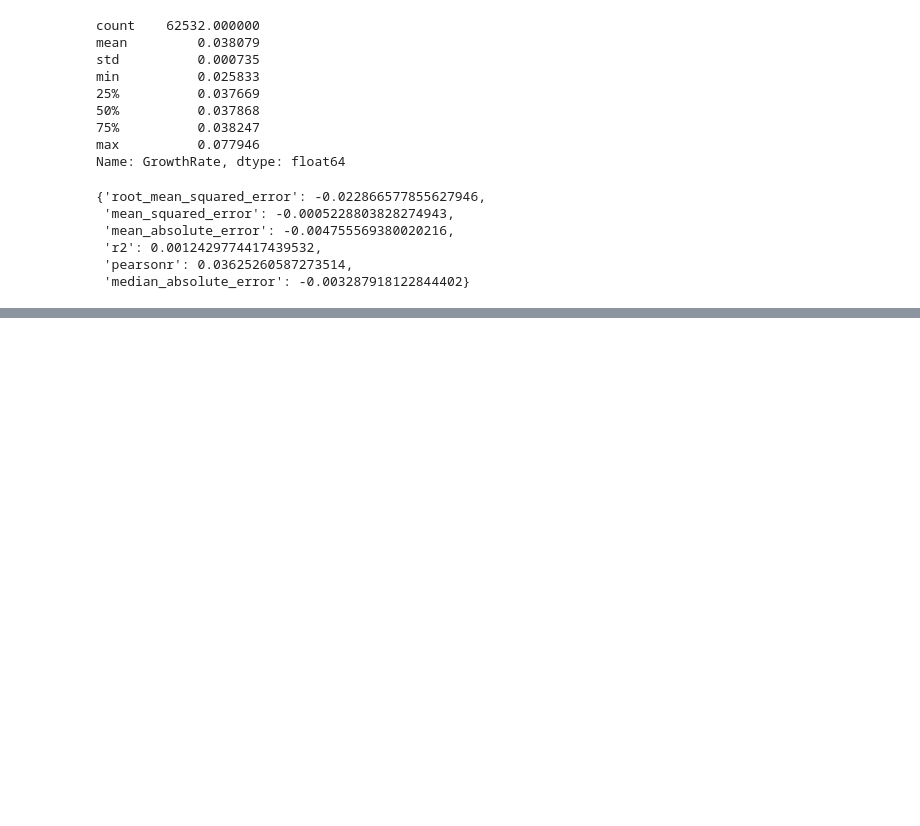
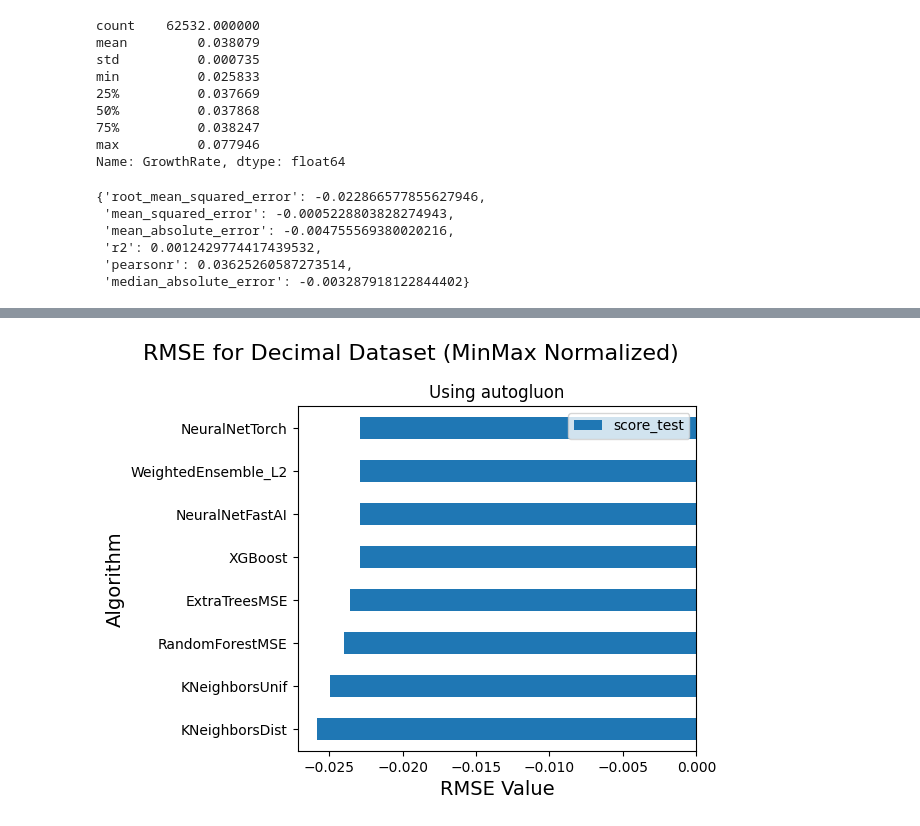
Before and after one commit to Ruben304/HousingDemographics, a Jupyter notebook: decimal/autogluon-scripts/decimal-minmaxnorm-autogluon.ipynb, the cells around one changed output, grey strips where cells are left out. Drawn from its saved outputs; the diff is of its cells as text; code cells hidden in the pictures; blank space fills up the shorter version.

```diff
--- a/decimal/autogluon-scripts/decimal-minmaxnorm-autogluon.ipynb
+++ b/decimal/autogluon-scripts/decimal-minmaxnorm-autogluon.ipynb
@@ -95,3 +96,14 @@ Computing feature importance via permutation shuffling for 6 features using 5000
 | ASIAN | 0.000383 | 0.000141 | 0.001885 | 5 | 0.000674 | 9.134509e-05 |
 | AMERICAN_INDIAN_AND_ALASKA_NATIVE | 0.000232 | 0.000147 | 0.012002 | 5 | 0.000534 | -6.979293e-05 |
 | NATIVE_HAWAIIAN_AND_OTHER_PACIFIC... | 0.000009 | 0.000004 | 0.004374 | 5 | 0.000018 | 3.407208e-07 |
+# %%
+import matplotlib.pyplot as plt
+toPlot = resultsDf.sort_values('score_test')
+ax = toPlot.plot.barh(x='model', y='score_test')
+plt.title('Using autogluon', fontsize=12)
+plt.suptitle('RMSE for Decimal Dataset (MinMax Normalized)', fontsize=16)
+plt.xlabel('RMSE Value', fontsize=14)
+plt.ylabel('Algorithm', fontsize=14)
+plt.tight_layout()
+# %% [output]
+[figure, added]
```
Also changed, not shown: parts of 3 cells of this notebook, 16 other files.
